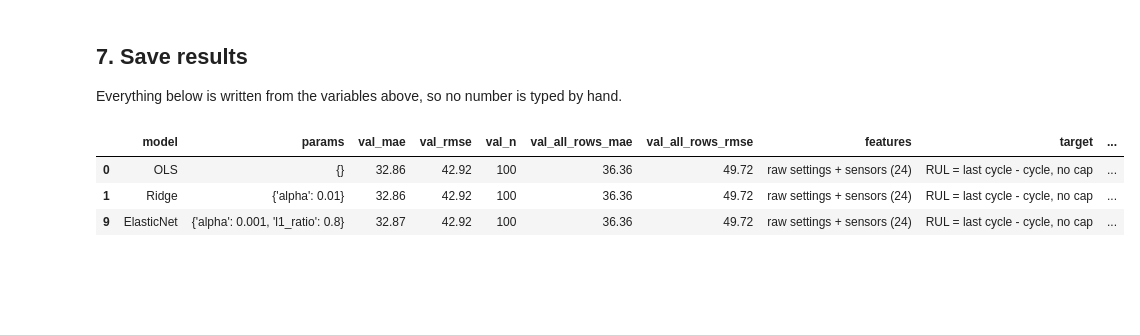
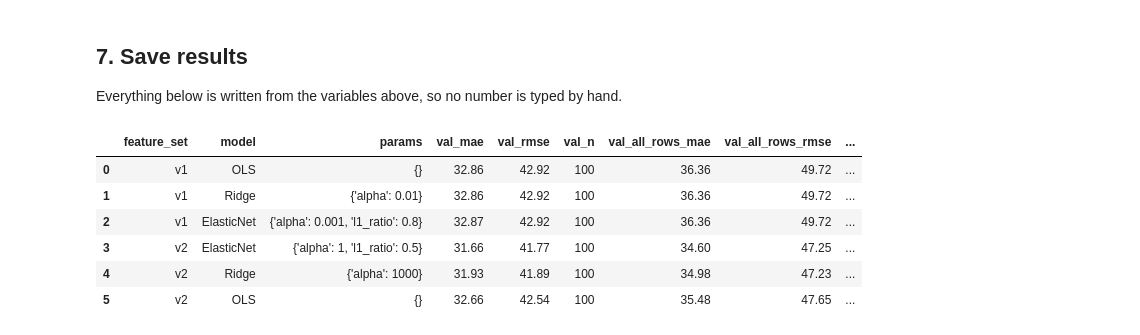
Before and after one commit to Srijan76-code/aml_rul_project, a Jupyter notebook: notebooks/03_linear_baseline.ipynb, the cells around one changed output. Drawn from its saved outputs; the diff is of its cells as text; code cells hidden in the pictures; blank space fills up the shorter version.

```diff
--- a/notebooks/03_linear_baseline.ipynb
+++ b/notebooks/03_linear_baseline.ipynb
@@ -133,8 +0,0 @@ Best setting per model family by validation RMSE, then the overall winner. This
-# %%
-best_per_family = grid.loc[grid.groupby("model")["val_rmse"].idxmin()].sort_values("val_rmse")
-chosen = best_per_family.iloc[0]
-chosen_pipeline = fitted[(chosen["model"], tuple(sorted(chosen["params"].items())))]
-
-model_label = chosen["model"] + (f" {chosen['params']}" if chosen["params"] else "")
-print("chosen:", model_label)
-best_per_family.round(2)
@@ -344,0 +441,11 @@ test_scores
+# %%
+test_features = add_rolling_features(load_cmapss_file(RAW_DIR / "test_FD001.txt"), sensors)
+test_points = attach_test_rul(last_observed_rows(test_features), load_rul_file(RAW_DIR / "RUL_FD001.txt"))
+
+test_scores = {
+    feature_set: score_predictions(
+        test_points["rul"], chosen_pipelines[feature_set].predict(test_points[FEATURE_SETS[feature_set]])
+    )
+    for feature_set in FEATURE_SETS
+}
+pd.DataFrame(test_scores).T
@@ -349,46 +460,69 @@ Everything below is written from the variables above, so no number is typed by h
 # %%
 split_description = f"engine ID 80/20, seed {DEFAULT_SEED}, 100 val cut-offs (docs/fd001_validation_cutoffs.csv)"
 
 summary = best_per_family.assign(
-    features=FEATURE_SET_NAME,
+    features=best_per_family["feature_set"].map(FEATURE_SET_DESCRIPTIONS),
     target="RUL = last cycle - cycle, no cap",
     split=split_description,
     test_mae=np.nan,
     test_rmse=np.nan,
     test_n=np.nan,
 )
-is_chosen = summary["model"] == chosen["model"]
-summary.loc[is_chosen, ["test_mae", "test_rmse", "test_n"]] = [
-    test_scores["mae"], test_scores["rmse"], test_scores["n"]
-]
+for feature_set, row in chosen.iterrows():
+    is_chosen = (summary["feature_set"] == feature_set) & (summary["model"] == row["model"])
+    scores = test_scores[feature_set]
+    summary.loc[is_chosen, ["test_mae", "test_rmse", "test_n"]] = [scores["mae"], scores["rmse"], scores["n"]]
 
 grid.to_csv(RESULTS_DIR / "linear_baseline_grid.csv", index=False)
 summary.to_csv(RESULTS_DIR / "linear_baseline_results.csv", index=False)
 
-log = f"""# Experiment log — linear baseline v1 (raw sensors)
+EXPERIMENTS = {
+    "v1": {
+        "log_file": "linear_baseline_experiment_log.md",
+        "question": "How well does a linear model on raw settings + sensors predict RUL, and does regularization help?",
+        "changed": "first model",
+    },
+    "v2": {
+        "log_file": "linear_baseline_v2_experiment_log.md",
+        "question": "Do Aryan's engineered features (cycle + rolling mean/std/slope) improve the linear baseline?",
+        "changed": "features only: v1 raw settings + sensors -> v2 engineered features; same split, grids and seed",
+    },
+}
+
+
+def write_experiment_log(feature_set):
+    row, scores, info = chosen.loc[feature_set], test_scores[feature_set], EXPERIMENTS[feature_set]
+    log = f"""# Experiment log — linear baseline {feature_set}
 
 - **Owner:** Abhayanth
 - **Notebook:** notebooks/03_linear_baseline.ipynb
-- **Question:** How well does a linear model on raw settings + sensors predict RUL, and does regularization help?
+- **Question:** {info["question"]}
 - **Dataset/subset:** FD001
 - **Split protocol / engine IDs:** {split_description}; validation engines {val_ids}
 - **Target settings (including any RUL cap):** RUL = last cycle - cycle, no cap
-- **Features or window length:** {FEATURE_SET_NAME}: {", ".join(FEATURES)}
-- **Model:** StandardScaler + {chosen["model"]} (chosen by validation RMSE among OLS, Ridge, ElasticNet)
-- **Hyperparameters:** {chosen["params"]}; grids: Ridge alpha {RIDGE_ALPHAS}, ElasticNet alpha {ELASTIC_NET_ALPHAS} x l1_ratio {ELASTIC_NET_L1_RATIOS}
+- **Features or window length:** {FEATURE_SET_DESCRIPTIONS[feature_set]}: {", ".join(FEATURE_SETS[feature_set])}
+- **Model:** StandardScaler + {row["model"]} (chosen by validation RMSE among OLS, Ridge, ElasticNet)
+- **Hyperparameters:** {row["params"]}; grids: Ridge alpha {RIDGE_ALPHAS}, ElasticNet alpha {ELASTIC_NET_ALPHAS} x l1_ratio {ELASTIC_NET_L1_RATIOS}
 - **Random seed:** {DEFAULT_SEED} (split and cut-offs; models are deterministic)
 - **Other settings:** StandardScaler defaults (mean/std from training engines); ElasticNet max_iter=50000; scikit-learn {sklearn.__version__}, scipy {scipy.__version__}, pandas {pd.__version__}, numpy {np.__version__}
-- **Validation MAE / RMSE (cycles, 100 cut-offs):** {chosen["val_mae"]:.2f} / {chosen["val_rmse"]:.2f}
-- **Test MAE / RMSE (cycles, 100 engines, run once):** {test_scores["mae"]:.2f} / {test_scores["rmse"]:.2f}
-- **Plots/results file:** reports/figures/linear_ridge_coefficient_path.png, reports/figures/linear_baseline_validation_diagnostics.png, reports/results/linear_baseline_results.csv, reports/results/linear_baseline_grid.csv
-- **What changed from previous experiment:** first model
+- **Validation MAE / RMSE (cycles, 100 cut-offs):** {row["val_mae"]:.2f} / {row["val_rmse"]:.2f}
+- **Test MAE / RMSE (cycles, 100 engines, run once):** {scores["mae"]:.2f} / {scores["rmse"]:.2f}
+- **Plots/results file:** reports/figures/{DIAGNOSTIC_FIGURES[feature_set]}, reports/results/linear_baseline_results.csv, reports/results/linear_baseline_grid.csv
+- **What changed from previous experiment:** {info["changed"]}
 - **Interpretation:** see the Findings section of the notebook
-- **Limitations / next experiment:** re-run on Aryan's engineered features; RUL cap only as a separate logged experiment
+- **Limitations / next experiment:** RUL cap or refitting on all 100 training engines only as separate logged team decisions
 """
-(RESULTS_DIR / "linear_baseline_experiment_log.md").write_text(log)
+    (RESULTS_DIR / info["log_file"]).write_text(log)
+
+
+for feature_set in FEATURE_SETS:
+    write_experiment_log(feature_set)
 summary.round(2)
 # %% [output]
-|  | model | params | val_mae | val_rmse | val_n | val_all_rows_mae | val_all_rows_rmse | features | target | ... |
-| 0 | OLS | {} | 32.86 | 42.92 | 100 | 36.36 | 49.72 | raw settings + sensors (24) | RUL = last cycle - cycle, no cap | ... |
-| 1 | Ridge | {'alpha': 0.01} | 32.86 | 42.92 | 100 | 36.36 | 49.72 | raw settings + sensors (24) | RUL = last cycle - cycle, no cap | ... |
-| 9 | ElasticNet | {'alpha': 0.001, 'l1_ratio': 0.8} | 32.87 | 42.92 | 100 | 36.36 | 49.72 | raw settings + sensors (24) | RUL = last cycle - cycle, no cap | ... |
+|  | feature_set | model | params | val_mae | val_rmse | val_n | val_all_rows_mae | val_all_rows_rmse | ... |
+| 0 | v1 | OLS | {} | 32.86 | 42.92 | 100 | 36.36 | 49.72 | ... |
+| 1 | v1 | Ridge | {'alpha': 0.01} | 32.86 | 42.92 | 100 | 36.36 | 49.72 | ... |
+| 2 | v1 | ElasticNet | {'alpha': 0.001, 'l1_ratio': 0.8} | 32.87 | 42.92 | 100 | 36.36 | 49.72 | ... |
+| 3 | v2 | ElasticNet | {'alpha': 1, 'l1_ratio': 0.5} | 31.66 | 41.77 | 100 | 34.60 | 47.25 | ... |
+| 4 | v2 | Ridge | {'alpha': 1000} | 31.93 | 41.89 | 100 | 34.98 | 47.23 | ... |
+| 5 | v2 | OLS | {} | 32.66 | 42.54 | 100 | 35.48 | 47.65 | ... |
```
Also changed, not shown: parts of 46 cells of this notebook, 10 other files.
